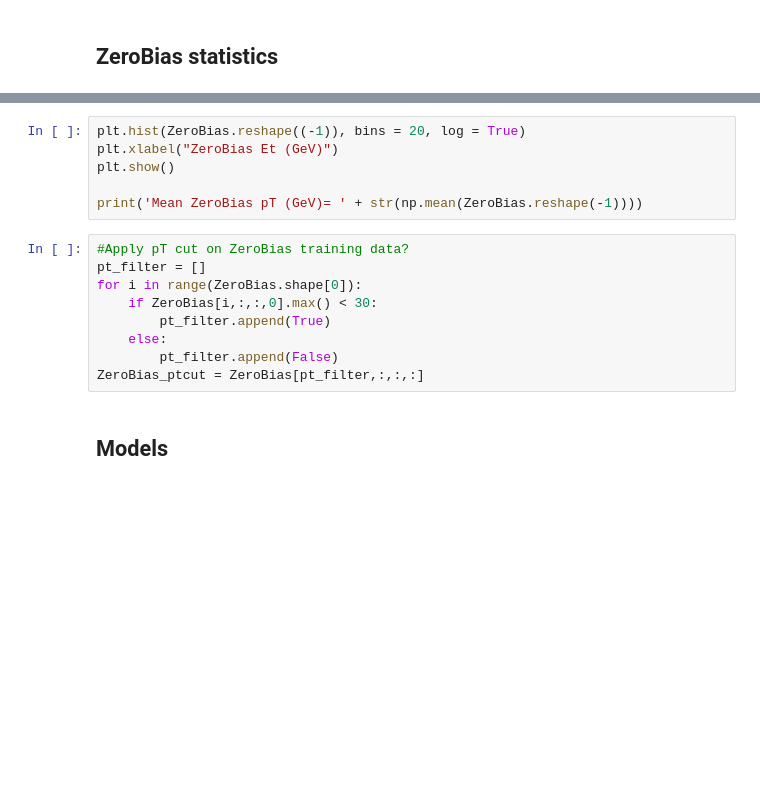
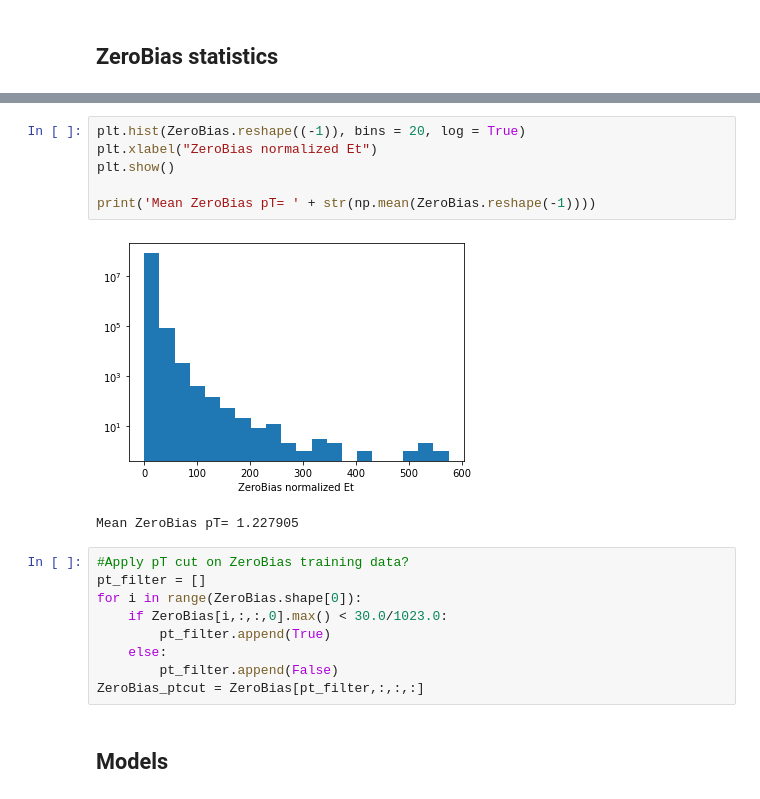
Before and after one commit to hftsoi/ML_CMSL1CaloTrigger, a Jupyter notebook: ConvAE_training.ipynb, the cells around one changed output, grey strips where cells are left out. Saved outputs shown, nothing was run; the diff lists cells and outputs as text; blank space fills up the shorter version.

```diff
--- a/ConvAE_training.ipynb
+++ b/ConvAE_training.ipynb
@@ -216,14 +261,17 @@ plt.show()
 # %%
 plt.hist(ZeroBias.reshape((-1)), bins = 20, log = True)
-plt.xlabel("ZeroBias Et (GeV)")
+plt.xlabel("ZeroBias normalized Et")
 plt.show()
 
-print('Mean ZeroBias pT (GeV)= ' + str(np.mean(ZeroBias.reshape(-1))))
+print('Mean ZeroBias pT= ' + str(np.mean(ZeroBias.reshape(-1))))
+# %% [output]
+[figure, added]
+Mean ZeroBias pT= 1.227905
 # %%
 #Apply pT cut on ZeroBias training data?
 pt_filter = []
 for i in range(ZeroBias.shape[0]):
-    if ZeroBias[i,:,:,0].max() < 30:
+    if ZeroBias[i,:,:,0].max() < 30.0/1023.0:
         pt_filter.append(True)
     else:
         pt_filter.append(False)
```
Also changed, not shown: parts of 35 cells of this notebook, 8 other files.
